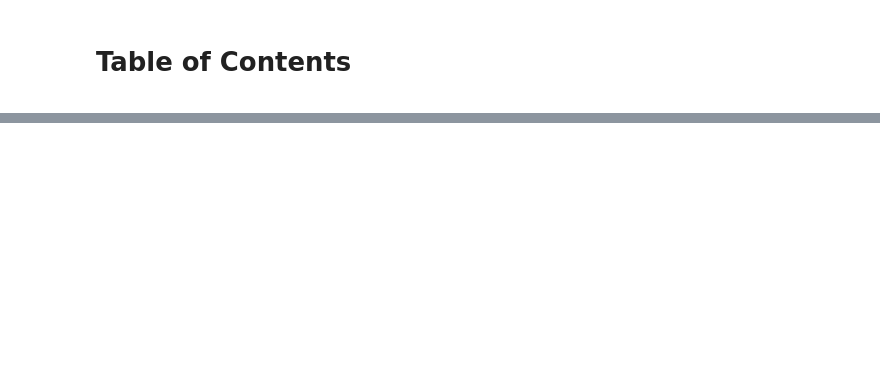
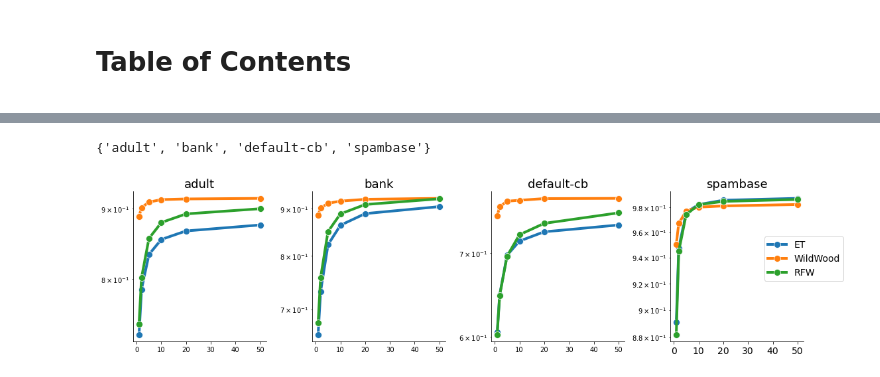
Before and after one commit to pyensemble/wildwood, a Jupyter notebook: experiments/n_trees_experiment.ipynb, the cells around one changed output, grey strips where cells are left out. Drawn from its saved outputs; the diff is of its cells as text; code cells hidden in the pictures; blank space fills up the shorter version.

Commit message:
Modified n trees experiment classifiers and datasets

```diff
--- a/experiments/n_trees_experiment.ipynb
+++ b/experiments/n_trees_experiment.ipynb
@@ -15,10 +17,14 @@ import pickle
 %config Completer.use_jedi = False
 %matplotlib inline
 # %%
-with open("experiments/ntrees_experiment_2021-04-21-10:58:46.pickle", 'rb') as f:
+with open("experiments/ntrees_experiment_2021-05-05-11:10:09.pickle", 'rb') as f:
     dictionary = pickle.load(f)
 
 df = dictionary['results']
+# %%
+set(df.dataset.values)
+# %% [output]
+{'adult', 'bank', 'default-cb', 'spambase'}
 # %%
 df = (df.groupby(['dataset', 'classifier', 'classifier_title', 'n_trees']).mean()).reset_index([0,1, 2, 3])
 # %%
@@ -68,2 +76,4 @@ def plot_comparison_n_trees(df, metric="roc_auc", filename=None, legend=True):
 # %%
-plot_comparison_n_trees(df, metric="roc_auc")
+plot_comparison_n_trees(df, metric="roc_auc", filename="fig_n_trees"+str(time())+".pdf")
+# %% [output]
+[figure, added]
```
Also changed, not shown: parts of 4 cells of this notebook, 2 other files.
